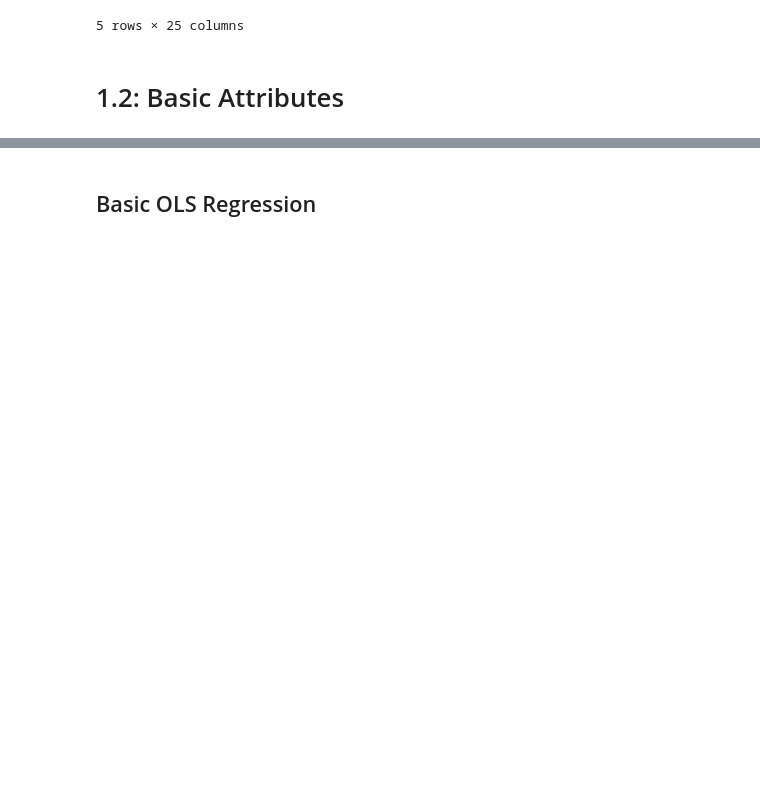
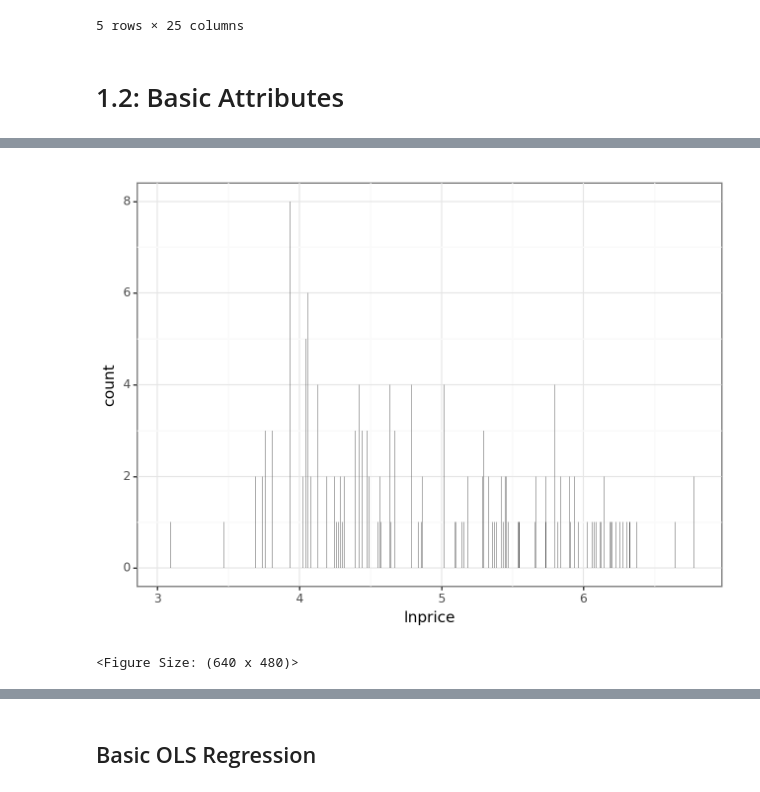
Before and after one commit to 00Dabide/DA2-Assignment-2, a Jupyter notebook: Assignment_Clean.ipynb, the cells around one changed output, grey strips where cells are left out. Saved outputs shown, nothing was run; the diff lists cells and outputs as text; code cells hidden in the pictures; blank space fills up the shorter version.

```diff
--- a/Assignment_Clean.ipynb
+++ b/Assignment_Clean.ipynb
@@ -121,0 +133,10 @@ merged_hotel_data_moscow[["stars","distance","price","highly_rated"]].describe()
+# %%
+merged_hotel_data_moscow['lnprice'] = np.log(merged_hotel_data_moscow['price'])
+(ggplot(merged_hotel_data_moscow)
+ + aes('lnprice')
+ + geom_bar()
+ + theme_bw()
+)
+# %% [output]
+[figure, added]
+<Figure Size: (640 x 480)>
```
Also changed, not shown: parts of 12 cells of this notebook.
